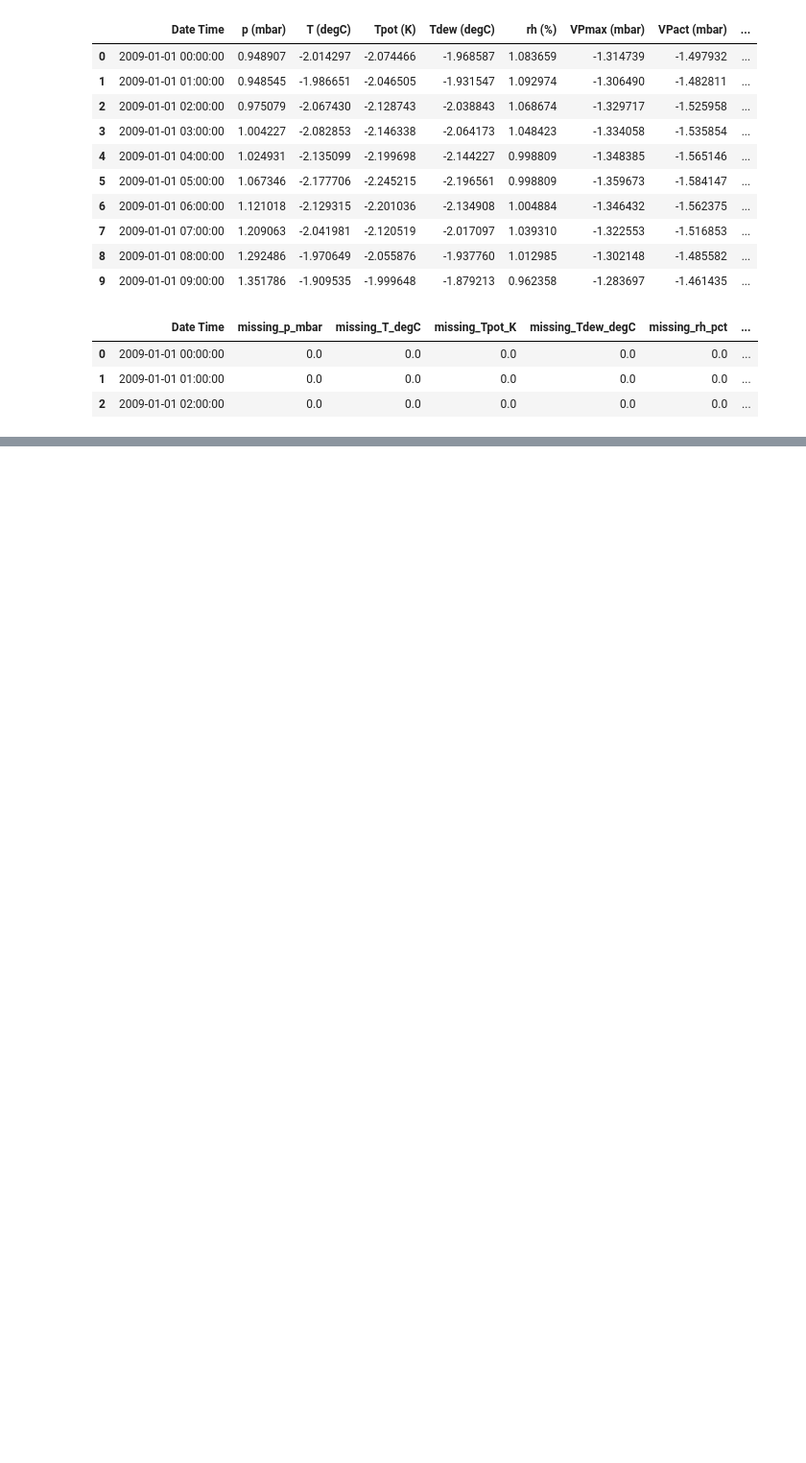
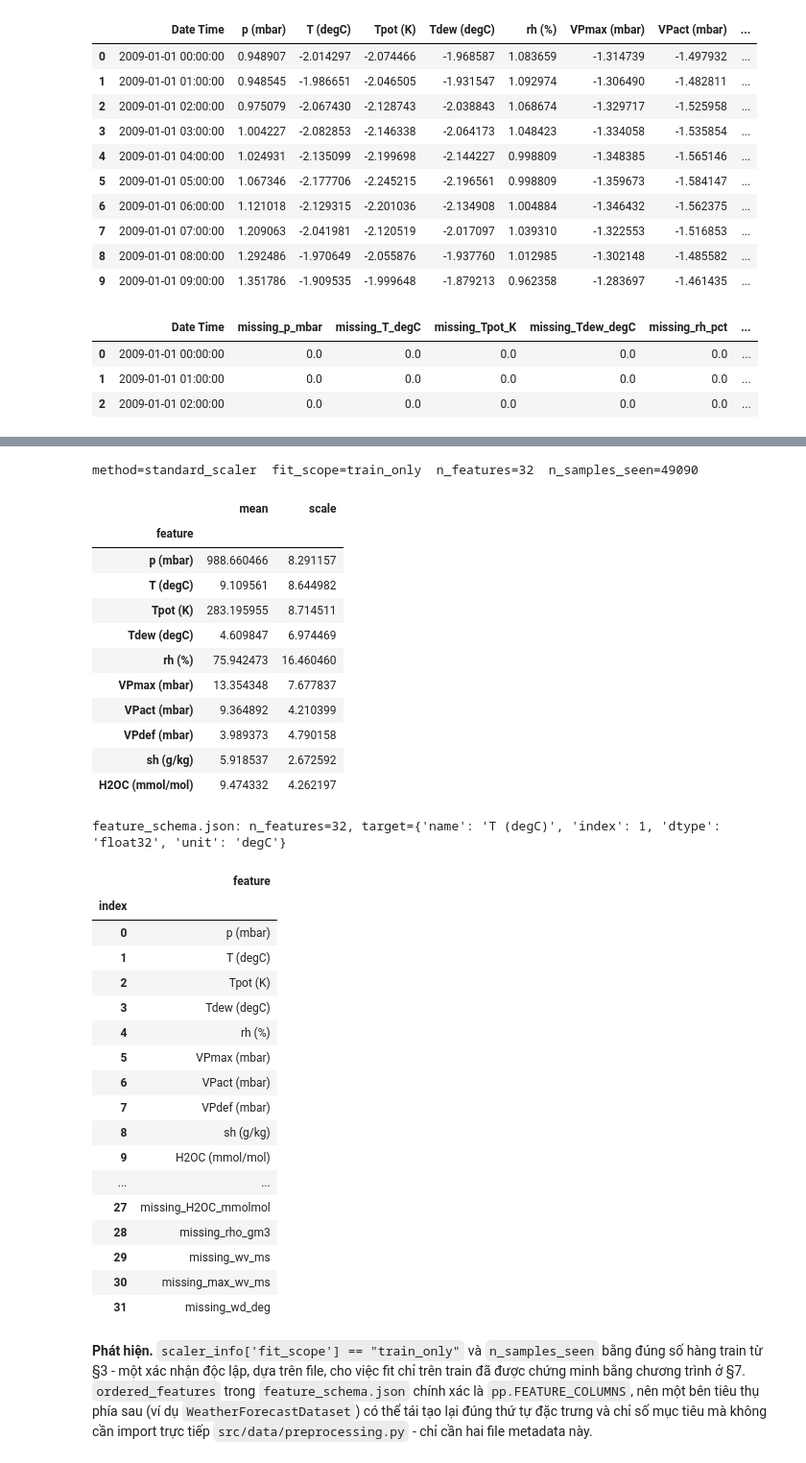
Before and after one commit to ntruonghuynh/Project_DL_Weather_Forecasting, a Jupyter notebook: notebooks/02_preprocessing_check.ipynb, the cells around one changed output, grey strips where cells are left out. Shown at 96% size. Cells and saved outputs as stored; diff of their text form; code cells hidden in the pictures; blank space fills up the shorter version.

```diff
--- a/notebooks/02_preprocessing_check.ipynb
+++ b/notebooks/02_preprocessing_check.ipynb
@@ -340 +598,65 @@ train_df[[pp.TIMESTAMP_COLUMN] + [c for c in pp.FEATURE_COLUMNS if c.startswith(
+# %%
+scaler_info = split_metadata["scaling"]
+print(
+    f"method={scaler_info['method']}  fit_scope={scaler_info['fit_scope']}  "
+    f"n_features={scaler_info['n_features']}  n_samples_seen={scaler_info['n_samples_seen']}"
+)
+assert scaler_info["n_samples_seen"] == len(train_df)
+
+scaler_info_table = pd.DataFrame(scaler_info["per_feature"]).T
+scaler_info_table.index.name = "feature"
+display(scaler_info_table.head(10))
+
+with open(OUTPUT_DIR / "feature_schema.json", encoding="utf-8") as f:
+    feature_schema = json.load(f)
+print(
+    f"\nfeature_schema.json: n_features={feature_schema.get('n_features')}, "
+    f"target={feature_schema.get('target')}"
+)
+assert feature_schema["ordered_features"] == pp.FEATURE_COLUMNS
+feature_schema_table = pd.DataFrame({"feature": feature_schema["ordered_features"]})
+feature_schema_table.index.name = "index"
+feature_schema_table
+# %% [output]
+method=standard_scaler  fit_scope=train_only  n_features=32  n_samples_seen=49090
+|  | mean | scale |
+| feature |  |  |
+| p (mbar) | 988.660466 | 8.291157 |
+| T (degC) | 9.109561 | 8.644982 |
+| Tpot (K) | 283.195955 | 8.714511 |
+| Tdew (degC) | 4.609847 | 6.974469 |
+| rh (%) | 75.942473 | 16.460460 |
+| VPmax (mbar) | 13.354348 | 7.677837 |
+| VPact (mbar) | 9.364892 | 4.210399 |
+| VPdef (mbar) | 3.989373 | 4.790158 |
+| sh (g/kg) | 5.918537 | 2.672592 |
+| H2OC (mmol/mol) | 9.474332 | 4.262197 |
+feature_schema.json: n_features=32, target={'name': 'T (degC)', 'index': 1, 'dtype': 'float32', 'unit': 'degC'}
+|  | feature |
+| index |  |
+| 0 | p (mbar) |
+| 1 | T (degC) |
+| 2 | Tpot (K) |
+| 3 | Tdew (degC) |
+| 4 | rh (%) |
+| 5 | VPmax (mbar) |
+| 6 | VPact (mbar) |
+| 7 | VPdef (mbar) |
+| 8 | sh (g/kg) |
+| 9 | H2OC (mmol/mol) |
+| ... | ... |
+| 27 | missing_H2OC_mmolmol |
+| 28 | missing_rho_gm3 |
+| 29 | missing_wv_ms |
+| 30 | missing_max_wv_ms |
+| 31 | missing_wd_deg |
+# %% [markdown]
+**Phát hiện.** `scaler_info['fit_scope'] == "train_only"` và
+`n_samples_seen` bằng đúng số hàng train từ §3 - một xác nhận độc lập,
+dựa trên file, cho việc fit chỉ trên train đã được chứng minh bằng
+chương trình ở §7. `ordered_features` trong `feature_schema.json` chính xác
+là `pp.FEATURE_COLUMNS`, nên một bên tiêu thụ phía sau (ví dụ
+`WeatherForecastDataset`) có thể tái tạo lại đúng thứ tự đặc trưng và chỉ số
+mục tiêu mà không cần import trực tiếp `src/data/preprocessing.py` - chỉ cần
+hai file metadata này.
 # %% [markdown]
```
Also changed, not shown: parts of 32 cells of this notebook, 19 other files.
